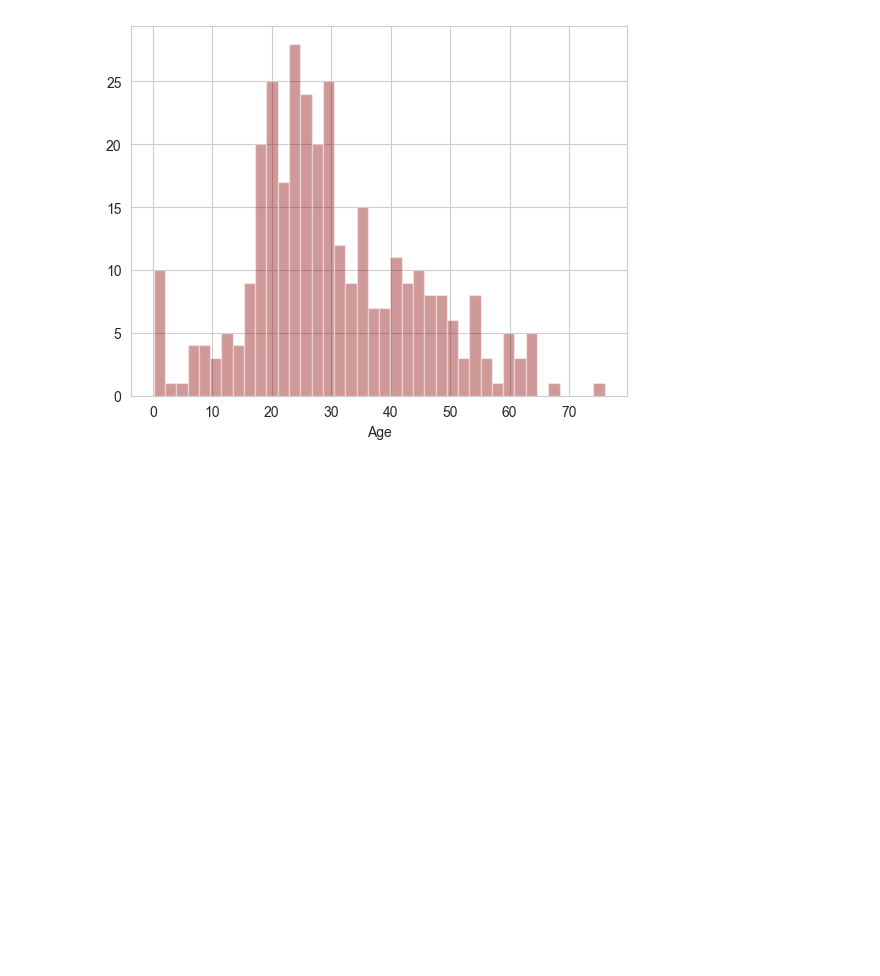
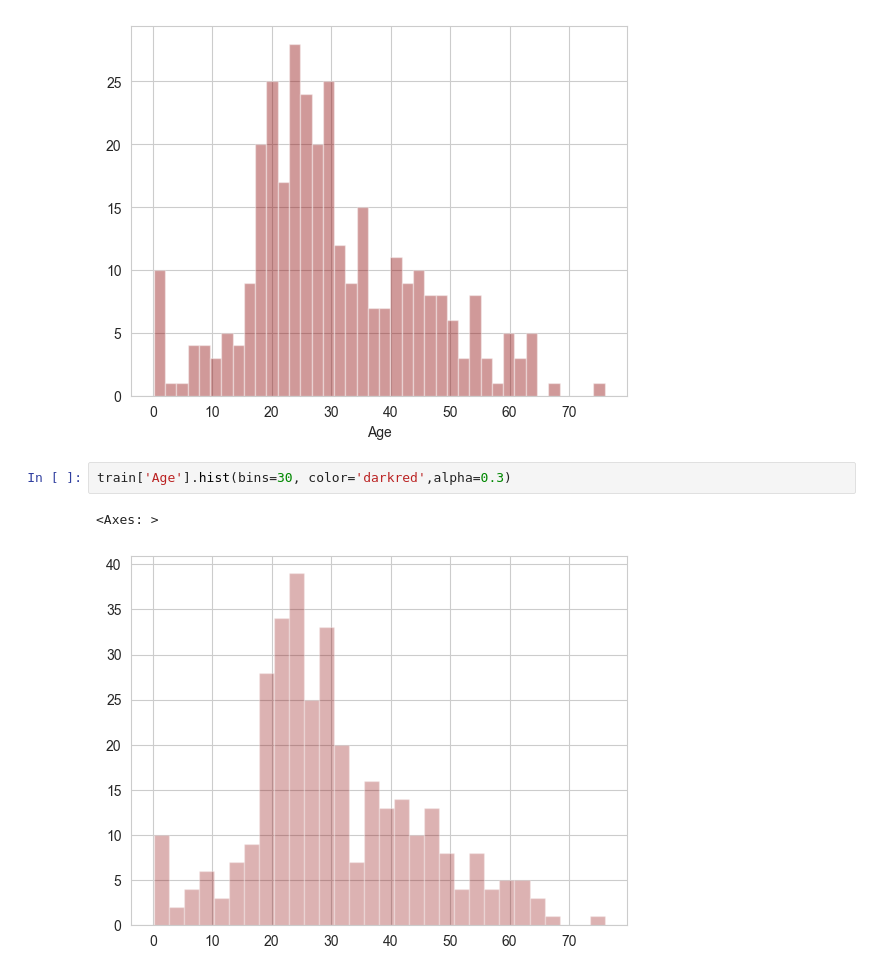
Before and after one commit to kartikmehta18/learn-python, a Jupyter notebook: ml/ExploratoryDataAnalysis.ipynb, the cells around one changed output. Drawn from its saved outputs; the diff is of its cells as text; blank space fills up the shorter version.

```diff
--- a/ml/ExploratoryDataAnalysis.ipynb
+++ b/ml/ExploratoryDataAnalysis.ipynb
@@ -74,3 +74,8 @@ https://gist.github.com/mwaskom/de44147ed2974457ad6372750bbe5751
   sns.distplot(train['Age'].dropna(),kde=False,color='darkred', bins=40)
 <Axes: xlabel='Age'>
 [figure]
+# %%
+train['Age'].hist(bins=30, color='darkred',alpha=0.3)
+# %% [output]
+<Axes: >
+[figure, added]
```
Also changed, not shown: parts of 15 cells of this notebook.
